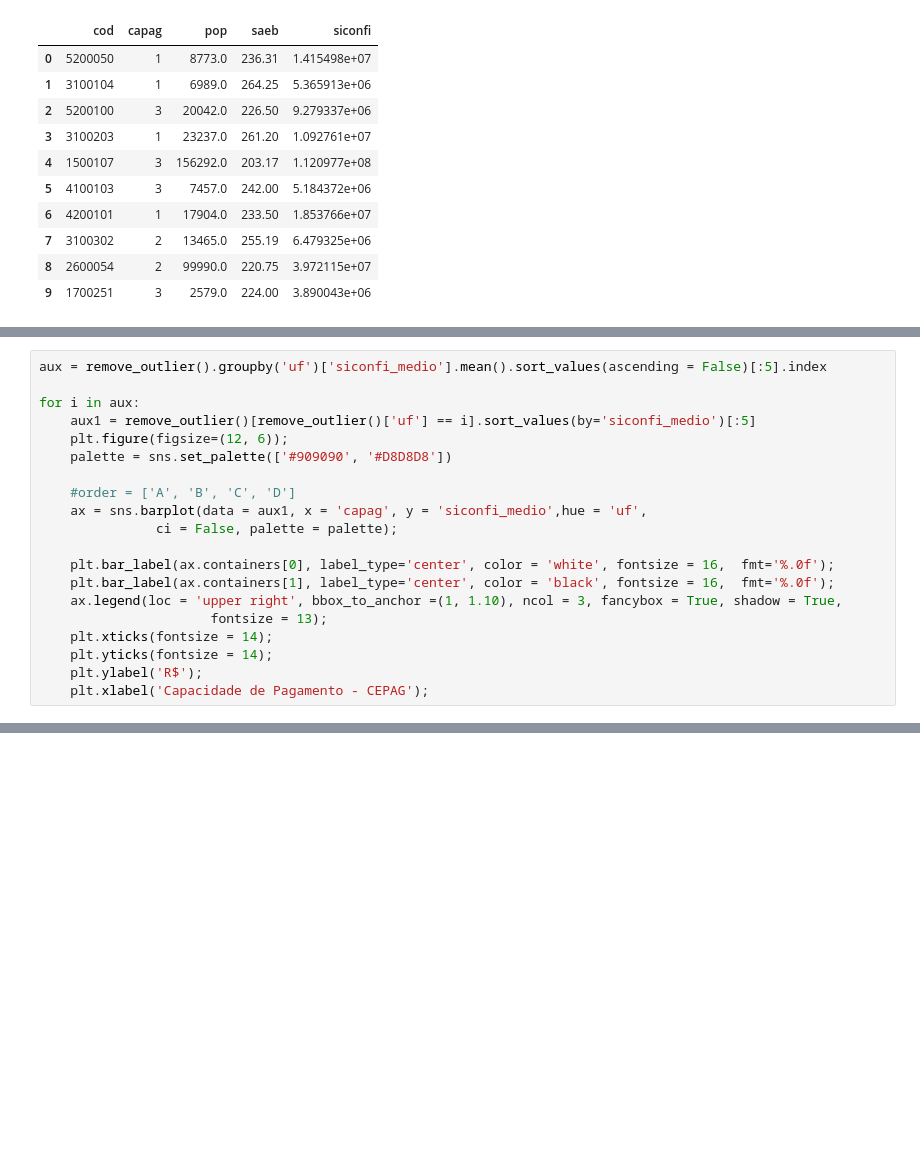
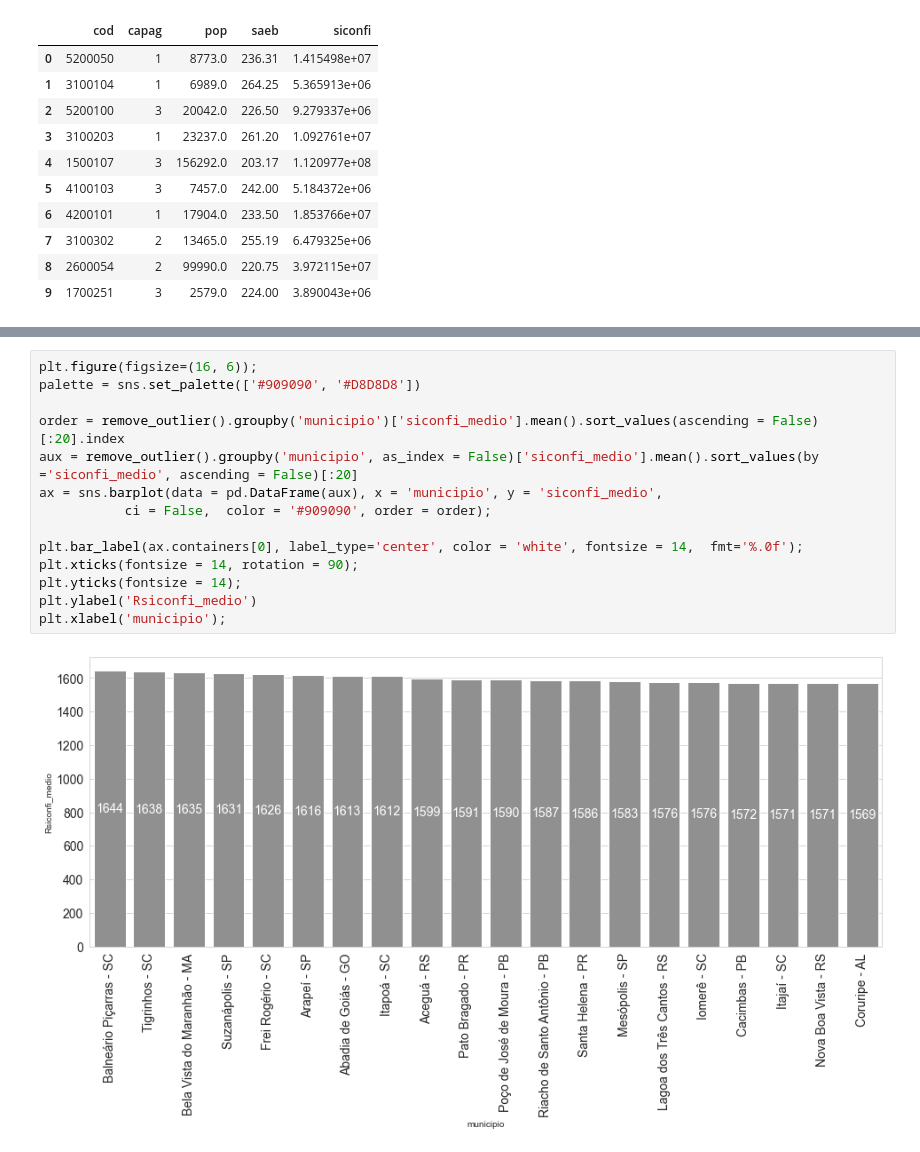
Before and after one commit to daianeklein/cursos-bootcamps, a Jupyter notebook: Mackenzie/TAC/CAPAG.ipynb, the cells around one changed output, grey strips where cells are left out. Saved outputs shown, nothing was run; the diff lists cells and outputs as text; blank space fills up the shorter version.

Commit message:
update capag

```diff
--- a/Mackenzie/TAC/CAPAG.ipynb
+++ b/Mackenzie/TAC/CAPAG.ipynb
@@ -540,20 +349,0 @@ Me
-# %%
-aux = remove_outlier().groupby('uf')['siconfi_medio'].mean().sort_values(ascending = False)[:5].index
-
-for i in aux:
-    aux1 = remove_outlier()[remove_outlier()['uf'] == i].sort_values(by='siconfi_medio')[:5]
-    plt.figure(figsize=(12, 6));
-    palette = sns.set_palette(['#909090', '#D8D8D8'])
-
-    #order = ['A', 'B', 'C', 'D']
-    ax = sns.barplot(data = aux1, x = 'capag', y = 'siconfi_medio',hue = 'uf',
-               ci = False, palette = palette);
-
-    plt.bar_label(ax.containers[0], label_type='center', color = 'white', fontsize = 16,  fmt='%.0f');
-    plt.bar_label(ax.containers[1], label_type='center', color = 'black', fontsize = 16,  fmt='%.0f');
-    ax.legend(loc = 'upper right', bbox_to_anchor =(1, 1.10), ncol = 3, fancybox = True, shadow = True,
-                      fontsize = 13);
-    plt.xticks(fontsize = 14);
-    plt.yticks(fontsize = 14);
-    plt.ylabel('R$');
-    plt.xlabel('Capacidade de Pagamento - CEPAG');
@@ -562,0 +499,16 @@ IndexError: list index out of range
+# %%
+plt.figure(figsize=(16, 6));
+palette = sns.set_palette(['#909090', '#D8D8D8'])
+
+order = remove_outlier().groupby('municipio')['siconfi_medio'].mean().sort_values(ascending = False)[:20].index
+aux = remove_outlier().groupby('municipio', as_index = False)['siconfi_medio'].mean().sort_values(by ='siconfi_medio', ascending = False)[:20]
+ax = sns.barplot(data = pd.DataFrame(aux), x = 'municipio', y = 'siconfi_medio',
+           ci = False,  color = '#909090', order = order);
+
+plt.bar_label(ax.containers[0], label_type='center', color = 'white', fontsize = 14,  fmt='%.0f');
+plt.xticks(fontsize = 14, rotation = 90);
+plt.yticks(fontsize = 14);
+plt.ylabel('Rsiconfi_medio')
+plt.xlabel('municipio');
+# %% [output]
+[figure, added]
```
Also changed, not shown: parts of 53 cells of this notebook.
